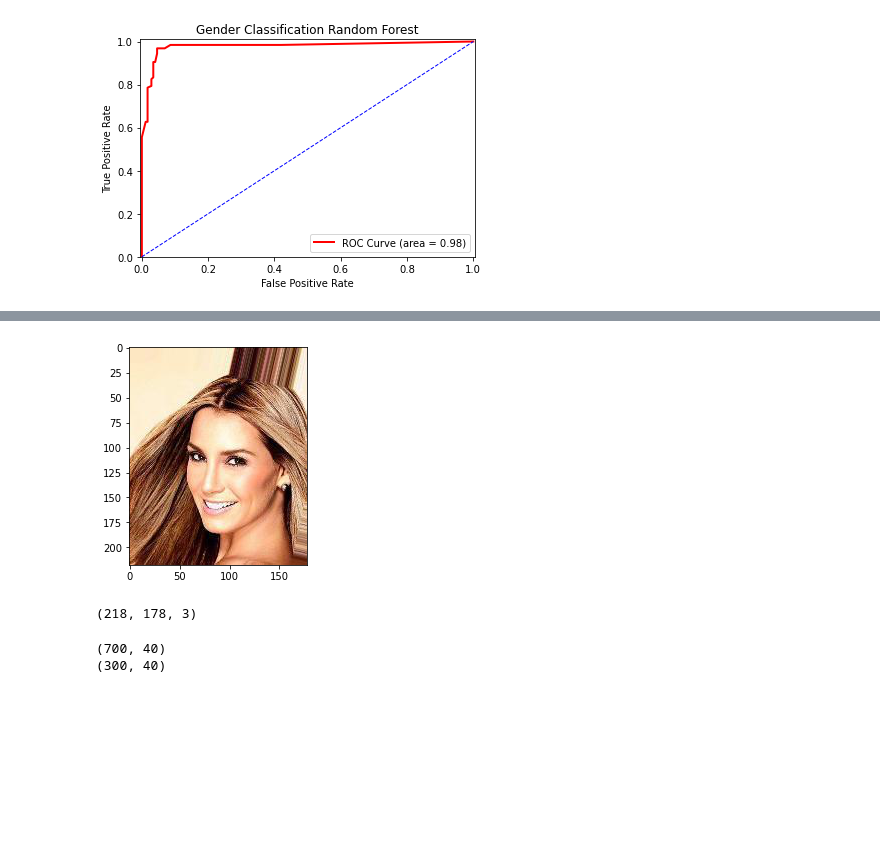
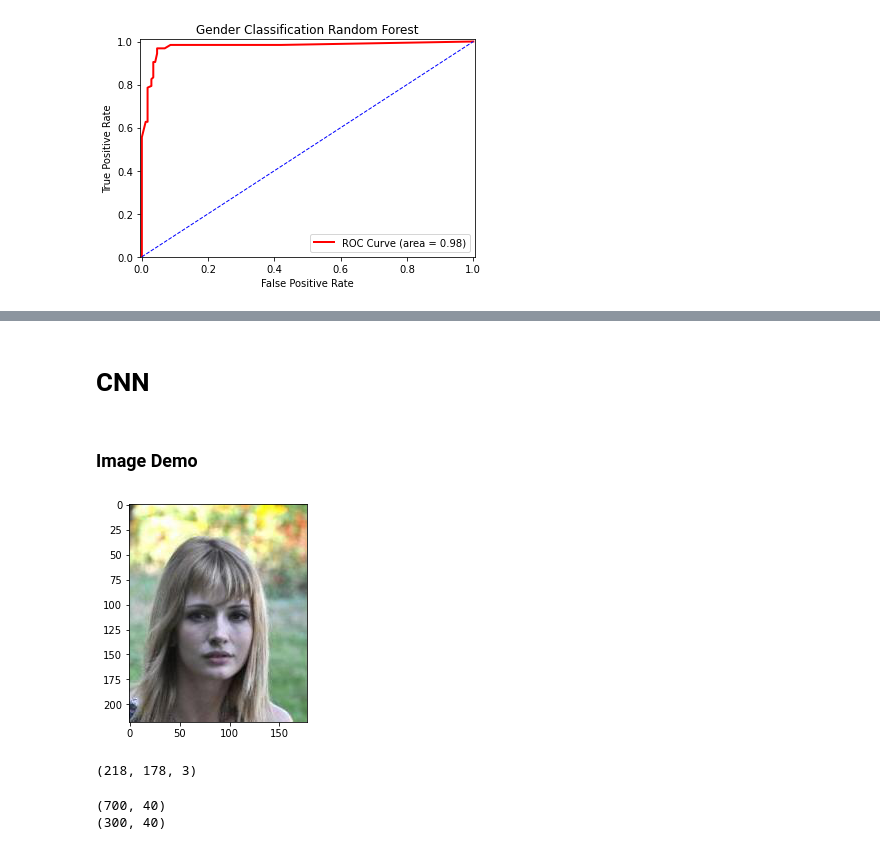
Before and after one commit to markkalaiji/GenderClassification, a Jupyter notebook: GenderClassification.ipynb, the cells around one changed output, grey strips where cells are left out. Drawn from its saved outputs; the diff is of its cells as text; code cells hidden in the pictures; blank space fills up the shorter version.

```diff
--- a/GenderClassification.ipynb
+++ b/GenderClassification.ipynb
@@ -327 +595,3 @@ predictions_df.mode(axis = 1) # sees most occuring number
+# %% [markdown]
+# CNN
 # %%
@@ -338,21 +601,24 @@ from keras.layers import Convolution2D, MaxPooling2D
 from keras.utils import np_utils
+# %% [markdown]
+### Image Demo
 # %%
 %matplotlib inline
 
 import matplotlib.image as mpimg
 import matplotlib.pyplot as plt
 
-imageDemo = mpimg.imread('/Users/markkalaiji/Desktop/faces/000001.jpg')
+imageDemo = mpimg.imread('/Users/markkalaiji/Desktop/faces/000653.jpg')
 imgplot = plt.imshow(imageDemo, cmap=plt.cm.gray)
 plt.show()
 
 # did you print out the pictures the algoirthm got wrong?
 # %% [output]
-[figure, old version]
+[figure, new version]
-# %%
-imageDemo.shape
-# %% [output]
-(218, 178, 3)
+# %%
+# get pixel dimensions and color scale
+imageDemo.shape
+# %% [output]
+(218, 178, 3)
 # %%
 print(X_train_cnn.shape)
 print(X_test_cnn.shape)
```
Also changed, not shown: parts of 34 cells of this notebook.
